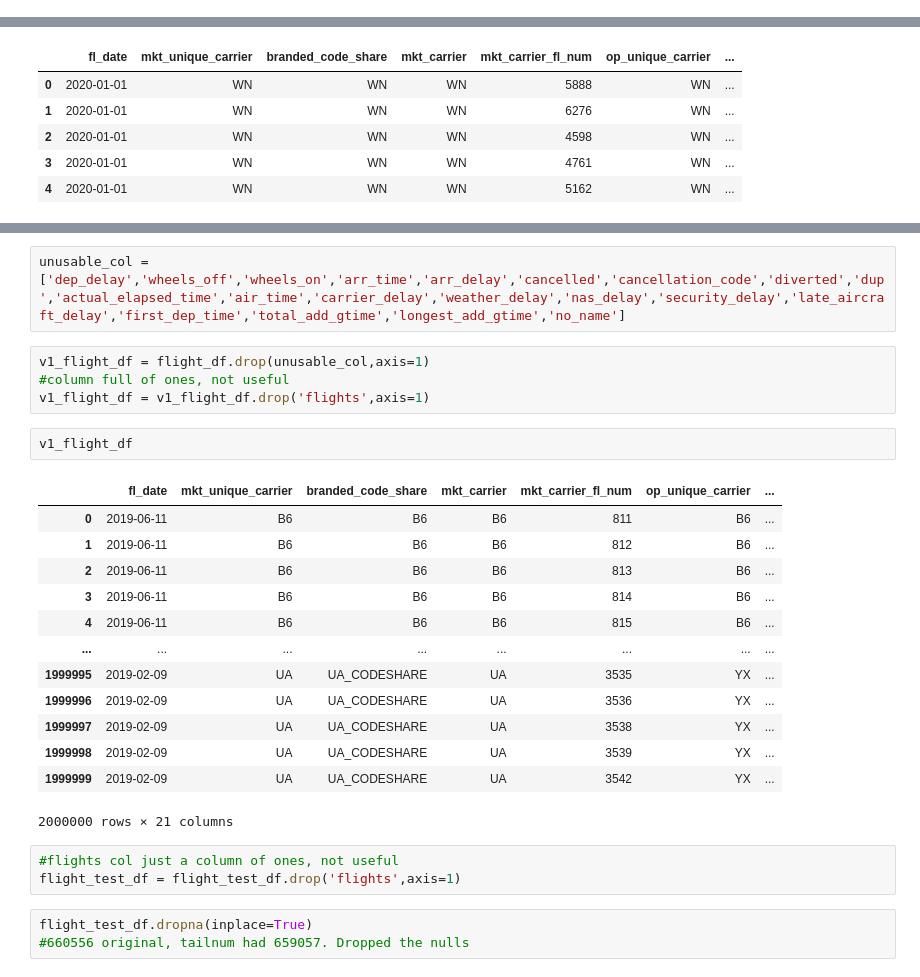
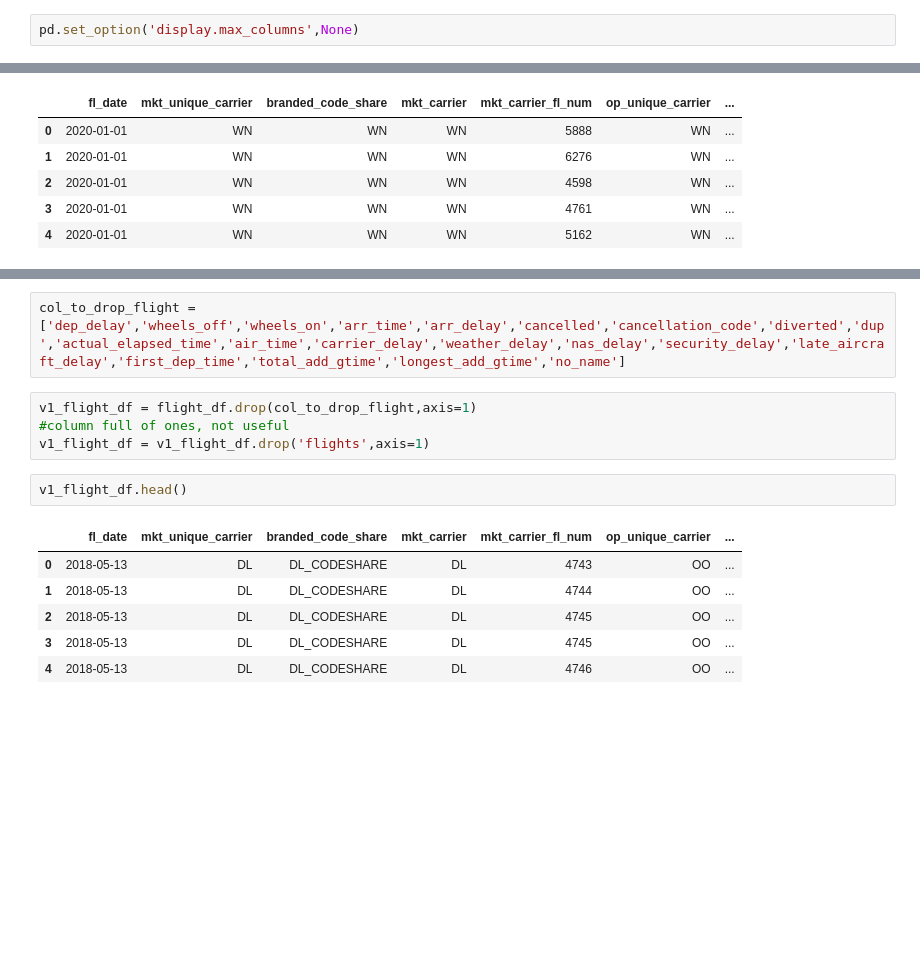
Before and after one commit to JohnathanJack/Predicting-Flight-Delays, a Jupyter notebook: cleaning.ipynb, the cells around one changed output, grey strips where cells are left out. Drawn from its saved outputs; the diff is of its cells as text; blank space fills up the shorter version.

```diff
--- a/cleaning.ipynb
+++ b/cleaning.ipynb
@@ -6,6 +6,8 @@ flight_df = pd.read_feather('data/flights')
 flight_test_df = pd.read_feather('data/flight_test')
 passenger_df = pd.read_feather('data/passenger')
 fuel_consumption_df = pd.read_feather('data/fuel_consumption')
+# %%
+pd.set_option('display.max_columns',None)
 # %%
 flight_df.head()
 # %% [output]
@@ -63,28 +47,15 @@ Index(['fl_date', 'mkt_unique_carrier', 'branded_code_share', 'mkt_carrier',
 # %%
-unusable_col = ['dep_delay','wheels_off','wheels_on','arr_time','arr_delay','cancelled','cancellation_code','diverted','dup','actual_elapsed_time','air_time','carrier_delay','weather_delay','nas_delay','security_delay','late_aircraft_delay','first_dep_time','total_add_gtime','longest_add_gtime','no_name']
+col_to_drop_flight = ['dep_delay','wheels_off','wheels_on','arr_time','arr_delay','cancelled','cancellation_code','diverted','dup','actual_elapsed_time','air_time','carrier_delay','weather_delay','nas_delay','security_delay','late_aircraft_delay','first_dep_time','total_add_gtime','longest_add_gtime','no_name']
 # %%
-v1_flight_df = flight_df.drop(unusable_col,axis=1)
+v1_flight_df = flight_df.drop(col_to_drop_flight,axis=1)
 #column full of ones, not useful
 v1_flight_df = v1_flight_df.drop('flights',axis=1)
 # %%
-v1_flight_df
+v1_flight_df.head()
 # %% [output]
 |  | fl_date | mkt_unique_carrier | branded_code_share | mkt_carrier | mkt_carrier_fl_num | op_unique_carrier | ... |
-| 0 | 2019-06-11 | B6 | B6 | B6 | 811 | B6 | ... |
-| 1 | 2019-06-11 | B6 | B6 | B6 | 812 | B6 | ... |
-| 2 | 2019-06-11 | B6 | B6 | B6 | 813 | B6 | ... |
-| 3 | 2019-06-11 | B6 | B6 | B6 | 814 | B6 | ... |
-| 4 | 2019-06-11 | B6 | B6 | B6 | 815 | B6 | ... |
-| ... | ... | ... | ... | ... | ... | ... | ... |
-| 1999995 | 2019-02-09 | UA | UA_CODESHARE | UA | 3535 | YX | ... |
-| 1999996 | 2019-02-09 | UA | UA_CODESHARE | UA | 3536 | YX | ... |
-| 1999997 | 2019-02-09 | UA | UA_CODESHARE | UA | 3538 | YX | ... |
-| 1999998 | 2019-02-09 | UA | UA_CODESHARE | UA | 3539 | YX | ... |
-| 1999999 | 2019-02-09 | UA | UA_CODESHARE | UA | 3542 | YX | ... |
+| 0 | 2018-05-13 | DL | DL_CODESHARE | DL | 4743 | OO | ... |
+| 1 | 2018-05-13 | DL | DL_CODESHARE | DL | 4744 | OO | ... |
+| 2 | 2018-05-13 | DL | DL_CODESHARE | DL | 4745 | OO | ... |
+| 3 | 2018-05-13 | DL | DL_CODESHARE | DL | 4745 | OO | ... |
+| 4 | 2018-05-13 | DL | DL_CODESHARE | DL | 4746 | OO | ... |
-2000000 rows × 21 columns
-# %%
-#flights col just a column of ones, not useful
-flight_test_df = flight_test_df.drop('flights',axis=1)
-# %%
-flight_test_df.dropna(inplace=True)
-#660556 original, tailnum had 659057. Dropped the nulls
```
Also changed, not shown: parts of 19 cells of this notebook, 8 other files.
